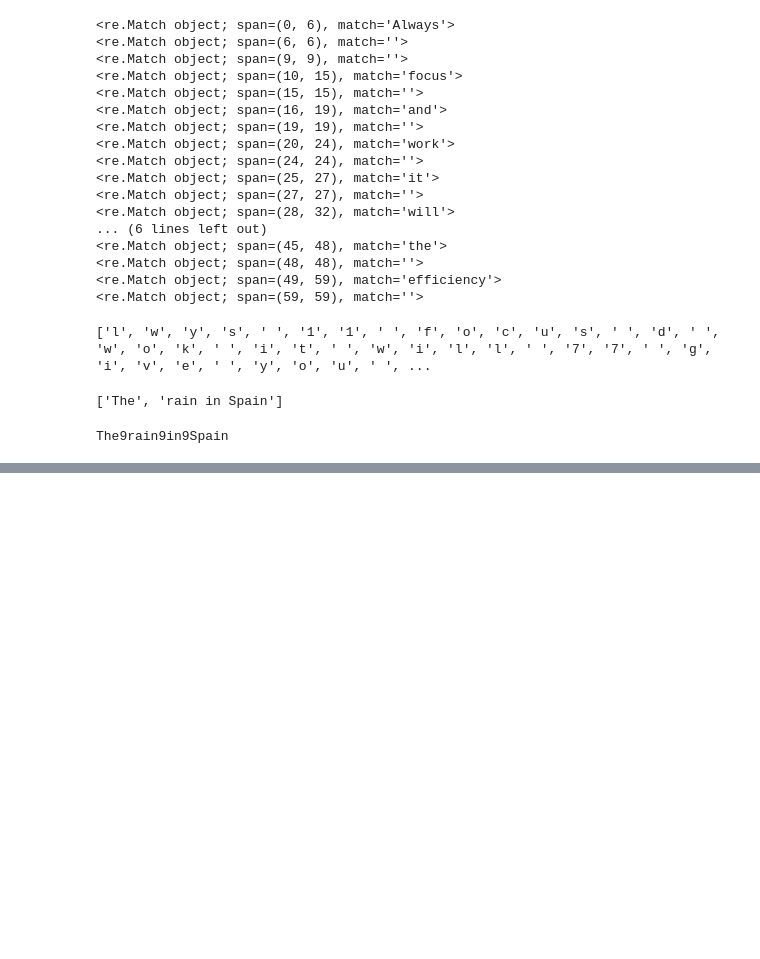
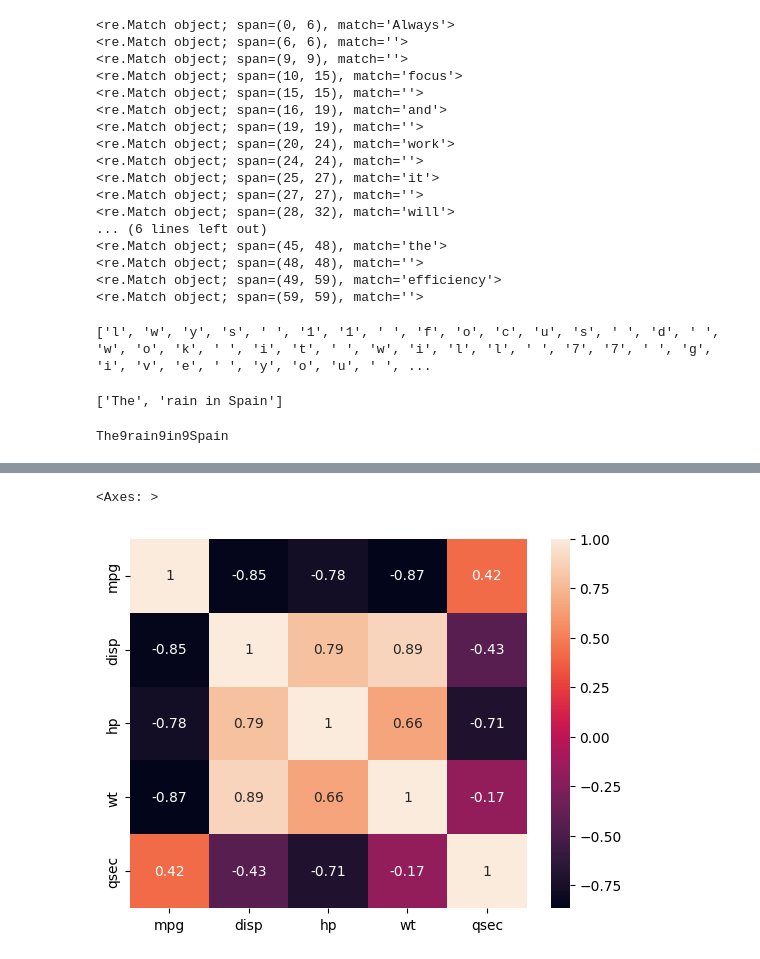
Before and after one commit to yogesh3i/Data_Science_Machine_Learning, a Jupyter notebook: General python practice/practice.ipynb, the cells around one changed output, grey strips where cells are left out. Drawn from its saved outputs; the diff is of its cells as text; code cells hidden in the pictures; blank space fills up the shorter version.

```diff
--- a/General python practice/practice.ipynb
+++ b/General python practice/practice.ipynb
@@ -111,0 +270,9 @@ The9rain9in9Spain
+# %%
+import pandas as pd
+import matplotlib.pyplot as plt
+import seaborn as sns
+plt.style.use('default')
+data= pd.read_csv('mtcars.csv')
+col=['mpg', 'disp', 'hp', 'wt', 'qsec']
+df  = pd.DataFrame(data[col])
+sns.heatmap(df.corr(),annot=True)
@@ -111,0 +288,5 @@ The9rain9in9Spain
+# %%
+sns.heatmap(df.corr(),annot=True)
+# %% [output]
+<Axes: >
+[figure, added]
```
Also changed, not shown: parts of 35 cells of this notebook, 2 other files.
